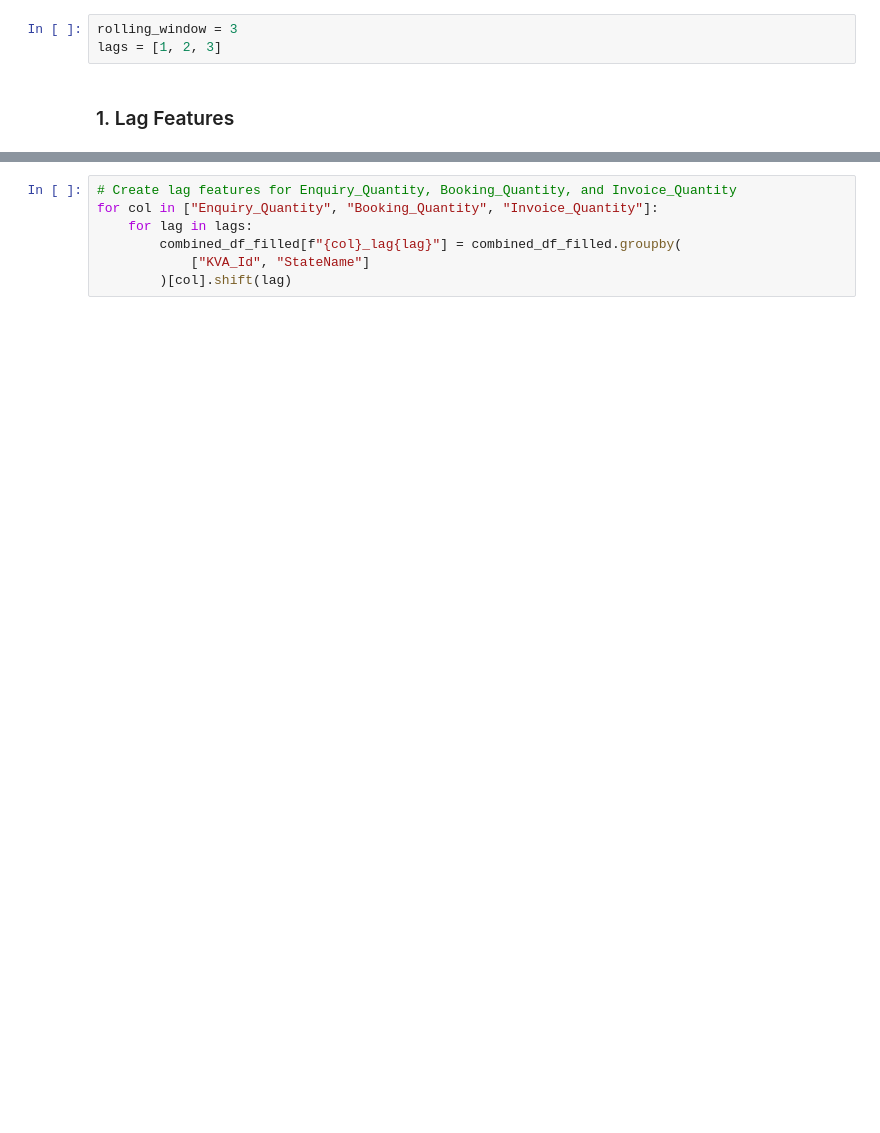
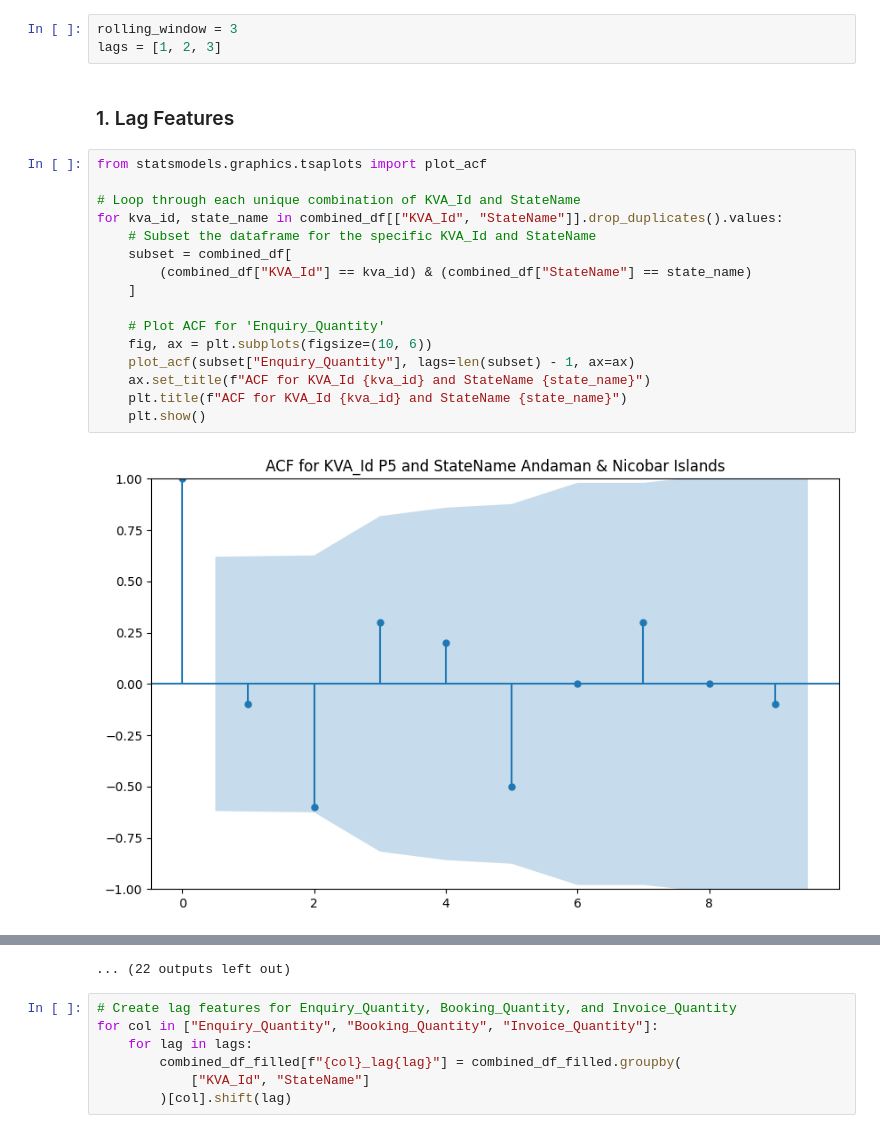
Before and after one commit to TanayY/MPL, a Jupyter notebook: notebooks/new_anaylsis.ipynb, the cells around one changed output, grey strips where cells are left out. Saved outputs shown, nothing was run; the diff lists cells and outputs as text; blank space fills up the shorter version.

```diff
--- a/notebooks/new_anaylsis.ipynb
+++ b/notebooks/new_anaylsis.ipynb
@@ -673,3 +689,21 @@ rolling_window = 3
 lags = [1, 2, 3]
 # %% [markdown]
 ### 1. Lag Features
+# %%
+from statsmodels.graphics.tsaplots import plot_acf
+
+# Loop through each unique combination of KVA_Id and StateName
+for kva_id, state_name in combined_df[["KVA_Id", "StateName"]].drop_duplicates().values:
+    # Subset the dataframe for the specific KVA_Id and StateName
+    subset = combined_df[
+        (combined_df["KVA_Id"] == kva_id) & (combined_df["StateName"] == state_name)
+    ]
+
+    # Plot ACF for 'Enquiry_Quantity'
+    fig, ax = plt.subplots(figsize=(10, 6))
+    plot_acf(subset["Enquiry_Quantity"], lags=len(subset) - 1, ax=ax)
+    ax.set_title(f"ACF for KVA_Id {kva_id} and StateName {state_name}")
+    plt.title(f"ACF for KVA_Id {kva_id} and StateName {state_name}")
+    plt.show()
+# %% [output]
+[figure, added]
@@ -676,3 +721,4 @@ lags = [1, 2, 3]
+... (22 outputs left out)
 # %%
 # Create lag features for Enquiry_Quantity, Booking_Quantity, and Invoice_Quantity
 for col in ["Enquiry_Quantity", "Booking_Quantity", "Invoice_Quantity"]:
```
Also changed, not shown: parts of 44 cells of this notebook, 2 other files.
